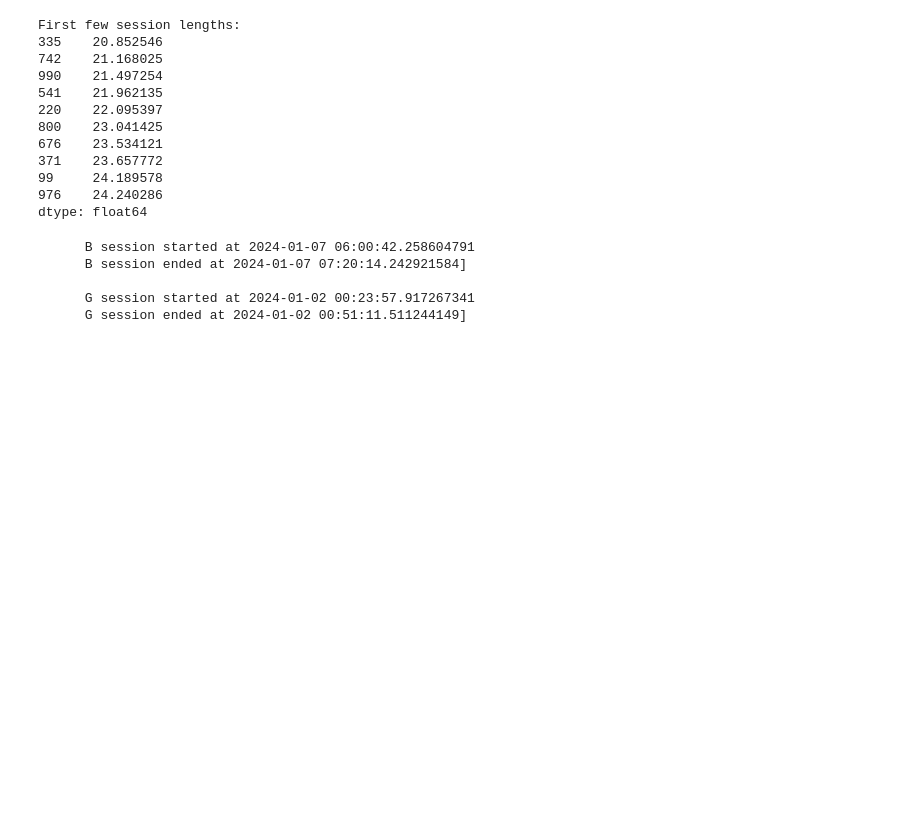
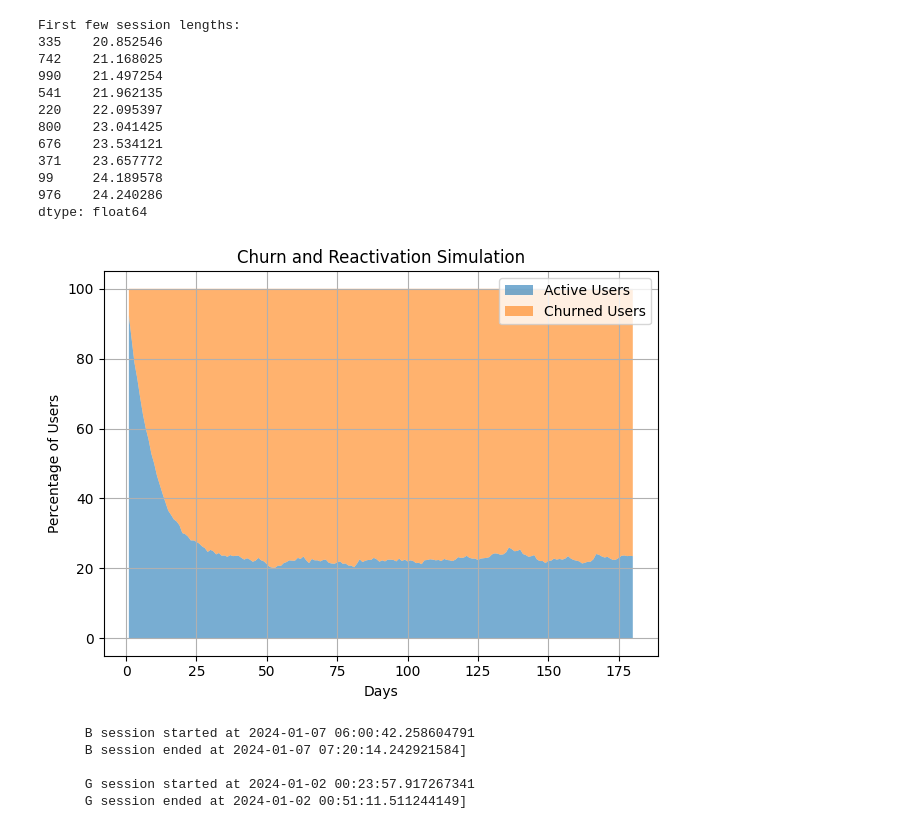
Before and after one commit to pyryjh/Portfolio, a Jupyter notebook: customer_acquisition_analytics/full_workflow.ipynb, the cells around one changed output. Drawn from its saved outputs; the diff is of its cells as text; code cells hidden in the pictures; blank space fills up the shorter version.

Commit message:
Churn and reactivation auxiliary function for estimating reasonable parameters

```diff
--- a/customer_acquisition_analytics/full_workflow.ipynb
+++ b/customer_acquisition_analytics/full_workflow.ipynb
@@ -443,6 +527,21 @@ First few session lengths:
 99     24.189578
 976    24.240286
 dtype: float64
+# %%
+# Simulate the churn and reactivation process
+churn_chance = 5  # 5% daily chance of churning
+reactivation_chance = 2  # 2% daily chance of reactivation
+sessions_per_day = 1.5  # Average 1.5 sessions per day
+num_customers = 1000  # Simulate 1000 customers
+num_days = 180  # Simulate for 180 days
+
+# Run simulation
+results = simulate_churn_reactivation(churn_chance, reactivation_chance, sessions_per_day, num_customers, num_days)
+
+# Visualize results
+plot_churn_simulation(results)
+# %% [output]
+[figure, added]
 # %%
 cluster_stats = cluster_attributes()
 
```
Also changed, not shown: parts of 2 cells of this notebook.
